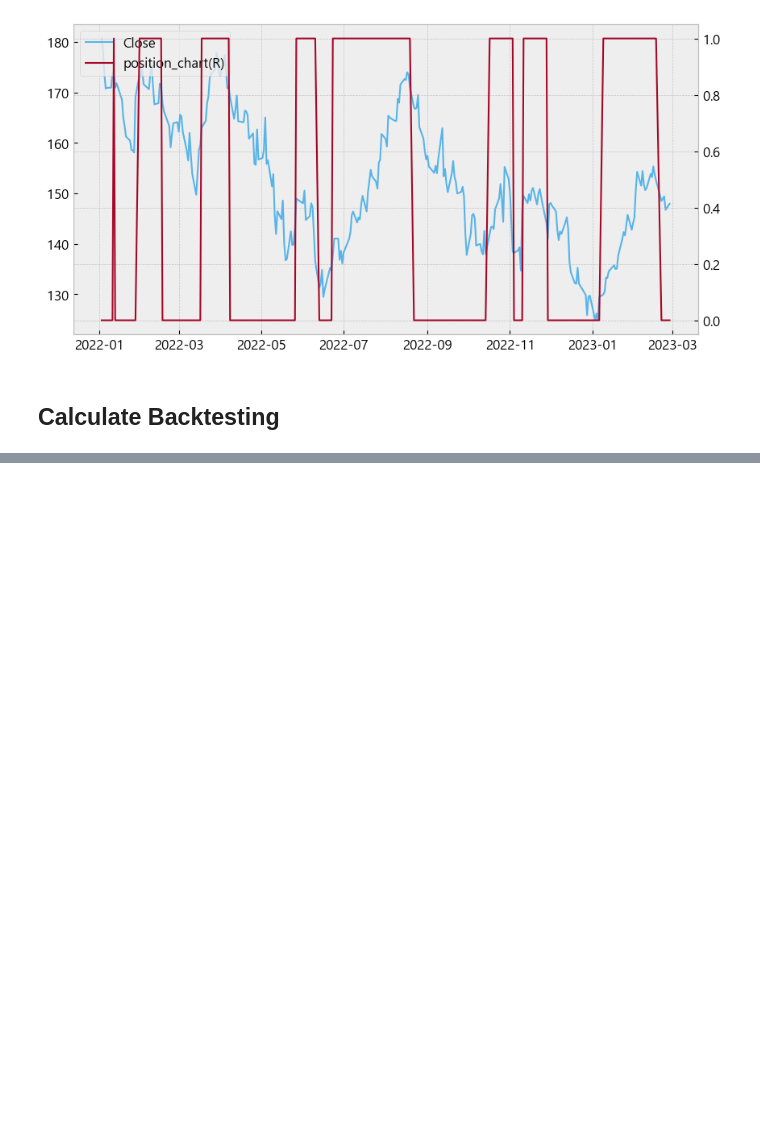
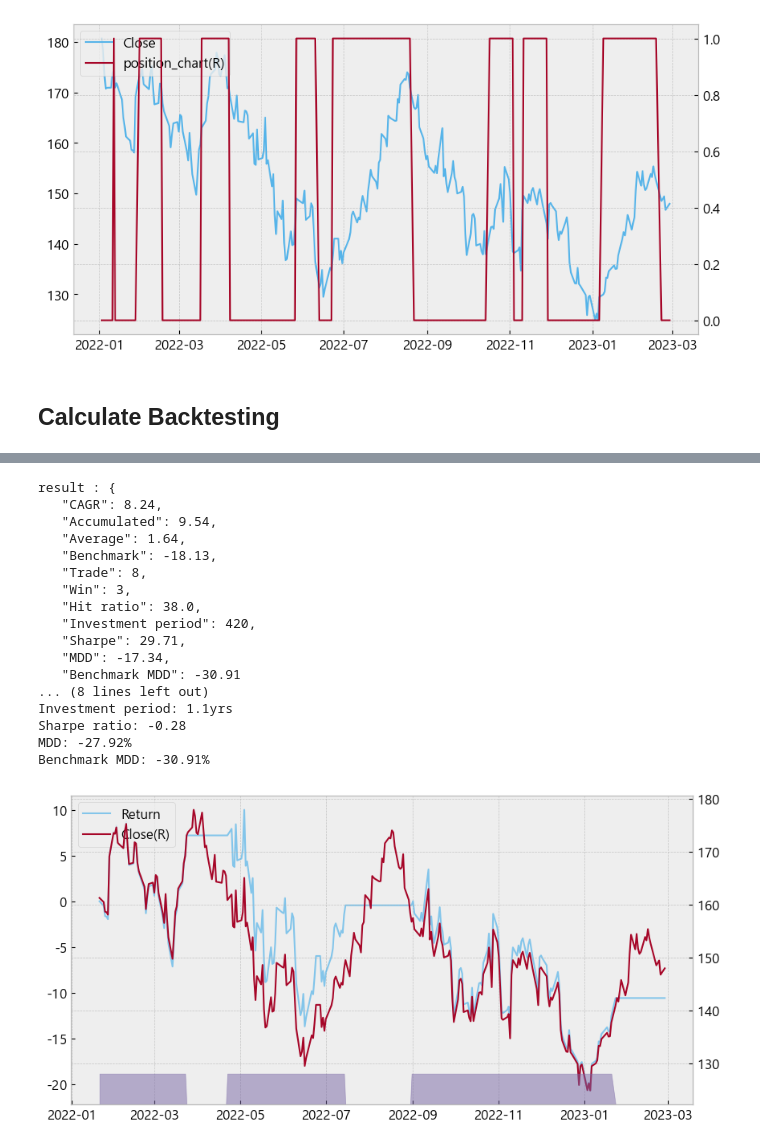
Before and after one commit to always-begin/quant, a Jupyter notebook: README.ipynb, the cells around one changed output, grey strips where cells are left out. Cells and saved outputs as stored; diff of their text form; code cells hidden in the pictures; blank space fills up the shorter version.

Commit message:
feat : change evaluate method

```diff
--- a/README.ipynb
+++ b/README.ipynb
@@ -114,0 +82,25 @@ Benchmark MDD: -30.91%
+# %%
+macd_eval, result = get_evaluate_column(macd, isPrint=False)
+print(f'result : {json.dumps(result, indent=2)}\n-----\n')
+
+rsi_eval, _ = get_evaluate_column(rsi)
+draw_trade_results(rsi_eval)
+# %% [output]
+result : {
+   "CAGR": 8.24,
+   "Accumulated": 9.54,
+   "Average": 1.64,
+   "Benchmark": -18.13,
+   "Trade": 8,
+   "Win": 3,
+   "Hit ratio": 38.0,
+   "Investment period": 420,
+   "Sharpe": 29.71,
+   "MDD": -17.34,
+   "Benchmark MDD": -30.91
+... (8 lines left out)
+Investment period: 1.1yrs
+Sharpe ratio: -0.28
+MDD: -27.92%
+Benchmark MDD: -30.91%
+[figure, added]
```
Also changed, not shown: parts of 3 cells of this notebook, 4 other files.
